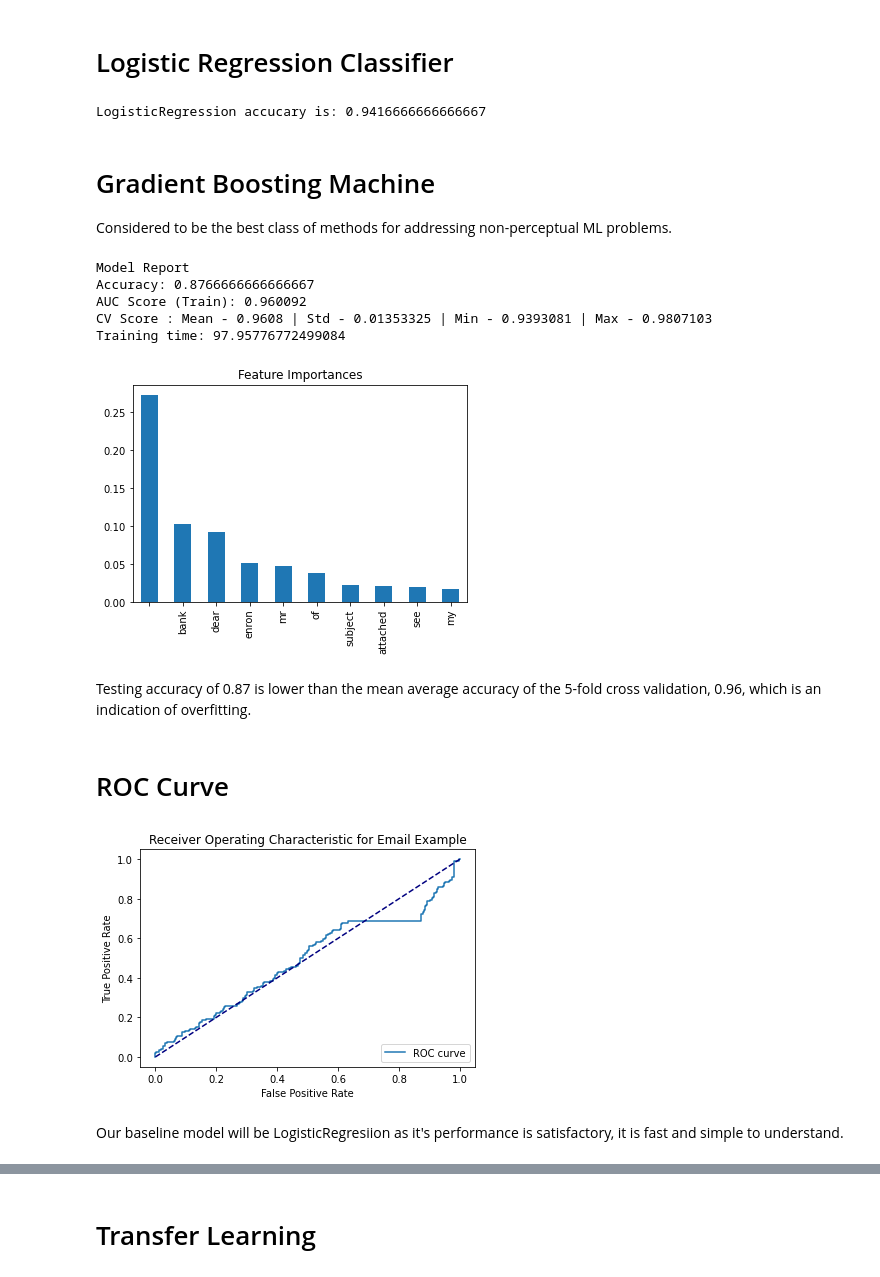
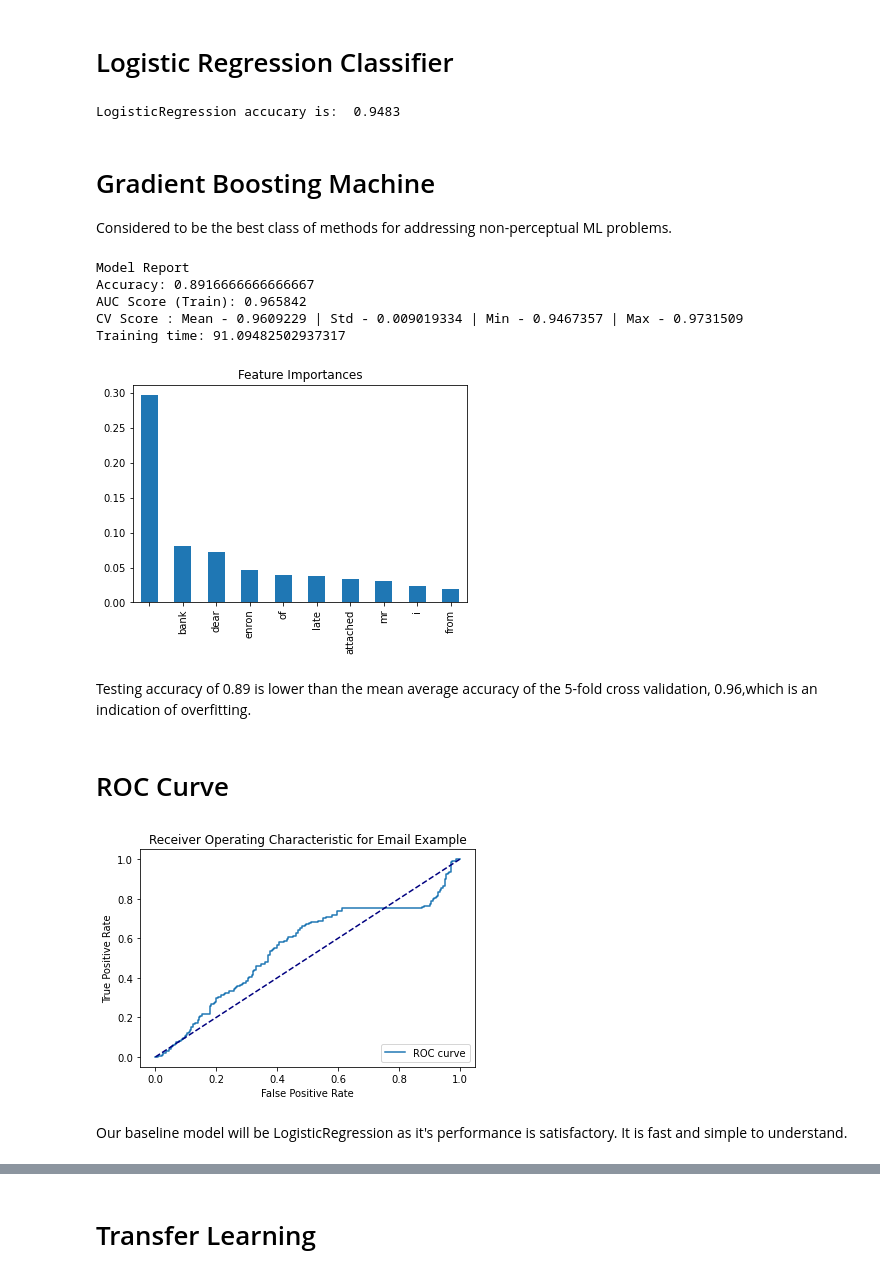
Before and after one commit to baosiek/EmailSpamClassification, a Jupyter notebook: Email_Spams.ipynb, the cells around one changed output, grey strips where cells are left out. Cells and saved outputs as stored; diff of their text form; code cells hidden in the pictures.

```diff
--- a/Email_Spams.ipynb
+++ b/Email_Spams.ipynb
@@ -296,5 +297,5 @@ print(bow_df.head(n=10))
 # %%
-predictors = [column for column in bow_df.columns]
+features = [column for column in bow_df.columns]
 # %% [markdown]
 Shuffling data
 # %%
@@ -360,9 +361,9 @@ predictions = model.predict(test_X)
 from sklearn.metrics import accuracy_score
 
 accuracy_score = accuracy_score(test_y, predictions)
-print(f'LogisticRegression accucary is: {accuracy_score}')
+print(f'LogisticRegression accucary is: {accuracy_score: .4f}')
 # %% [output]
-LogisticRegression accucary is: 0.9416666666666667
+LogisticRegression accucary is:  0.9483
 # %% [markdown]
 # Gradient Boosting Machine
 
@@ -397,18 +398,18 @@ def model_fit(classifier, train_X, train_y, test_X, test_y, predictors, performC
 # %%
 gbc = GradientBoostingClassifier(random_state=10)
 start = time.time()
-test_predictions, test_prob = model_fit(gbc, train_X, train_y, test_X, test_y, predictors)
+test_predictions, test_prob = model_fit(gbc, train_X, train_y, test_X, test_y, features)
 stop = time.time()
 print(f'Training time: {stop - start}')
 # %% [output]
 Model Report
-Accuracy: 0.8766666666666667
-AUC Score (Train): 0.960092
-CV Score : Mean - 0.9608 | Std - 0.01353325 | Min - 0.9393081 | Max - 0.9807103
-Training time: 97.95776772499084
+Accuracy: 0.8916666666666667
+AUC Score (Train): 0.965842
+CV Score : Mean - 0.9609229 | Std - 0.009019334 | Min - 0.9467357 | Max - 0.9731509
+Training time: 91.09482502937317
-[figure, old version]
+[figure, new version]
 # %% [markdown]
-Testing accuracy of 0.87 is lower than the mean average accuracy of the 5-fold cross validation, 0.96, which is an indication of overfitting.
+Testing accuracy of 0.89 is lower than the mean average accuracy of the 5-fold cross validation, 0.96,which is an indication of overfitting.
 # %% [markdown]
 # ROC Curve
 # %%
@@ -429,9 +430,9 @@ plt.title('Receiver Operating Characteristic for Email Example')
 plt.legend(loc="lower right")
 plt.show()
 # %% [output]
-[figure, old version]
+[figure, new version]
 # %% [markdown]
-Our baseline model will be LogisticRegresiion as it's performance is satisfactory, it is fast and simple to understand.
+Our baseline model will be LogisticRegression as it's performance is satisfactory. It is fast and simple to understand.
 # %%
 print(f'Baseline model of choice: {model}, with accuray: {accuracy_score :.4f}')
 # %% [output]
```
Also changed, not shown: parts of 27 cells of this notebook.
